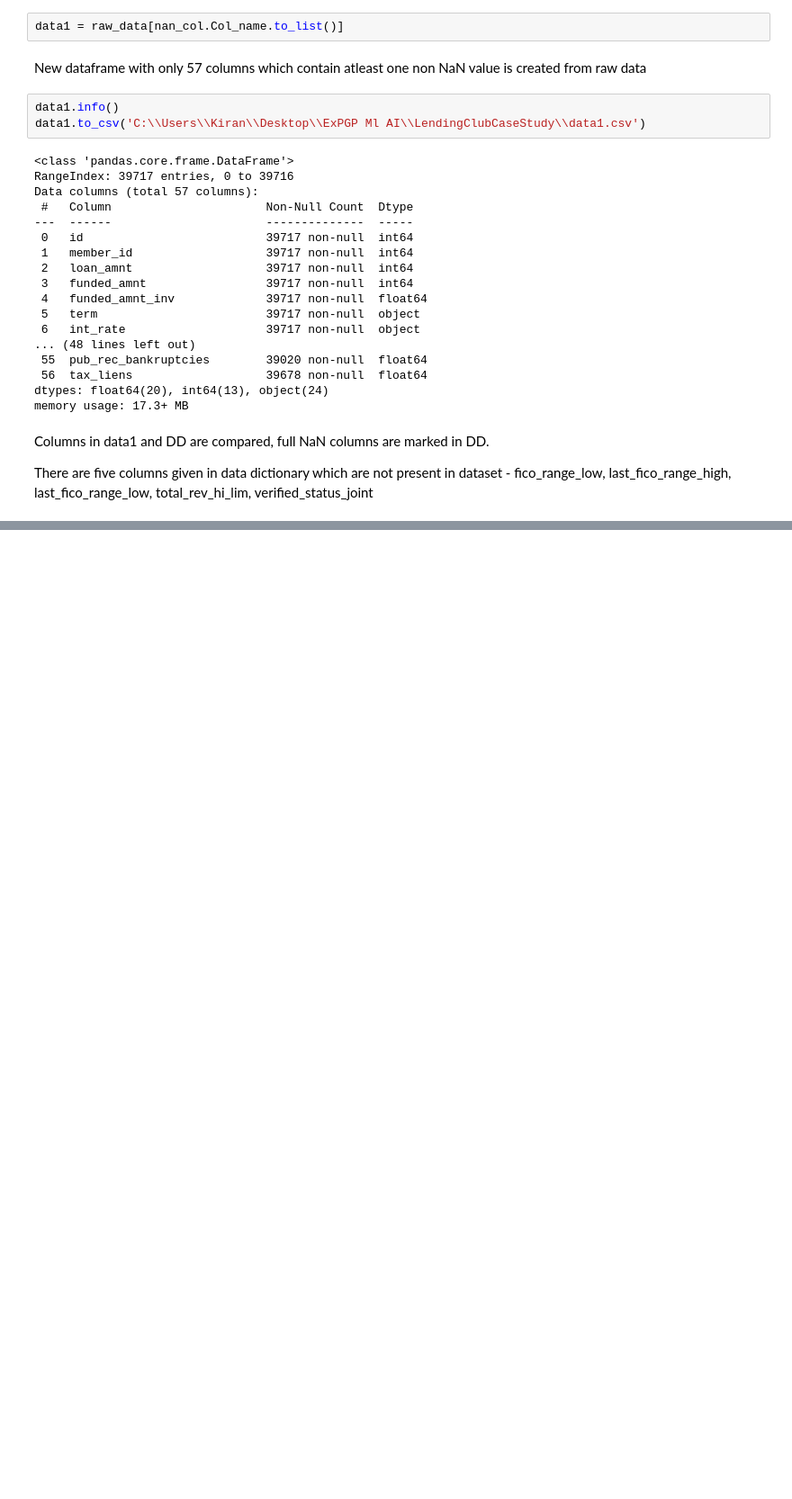
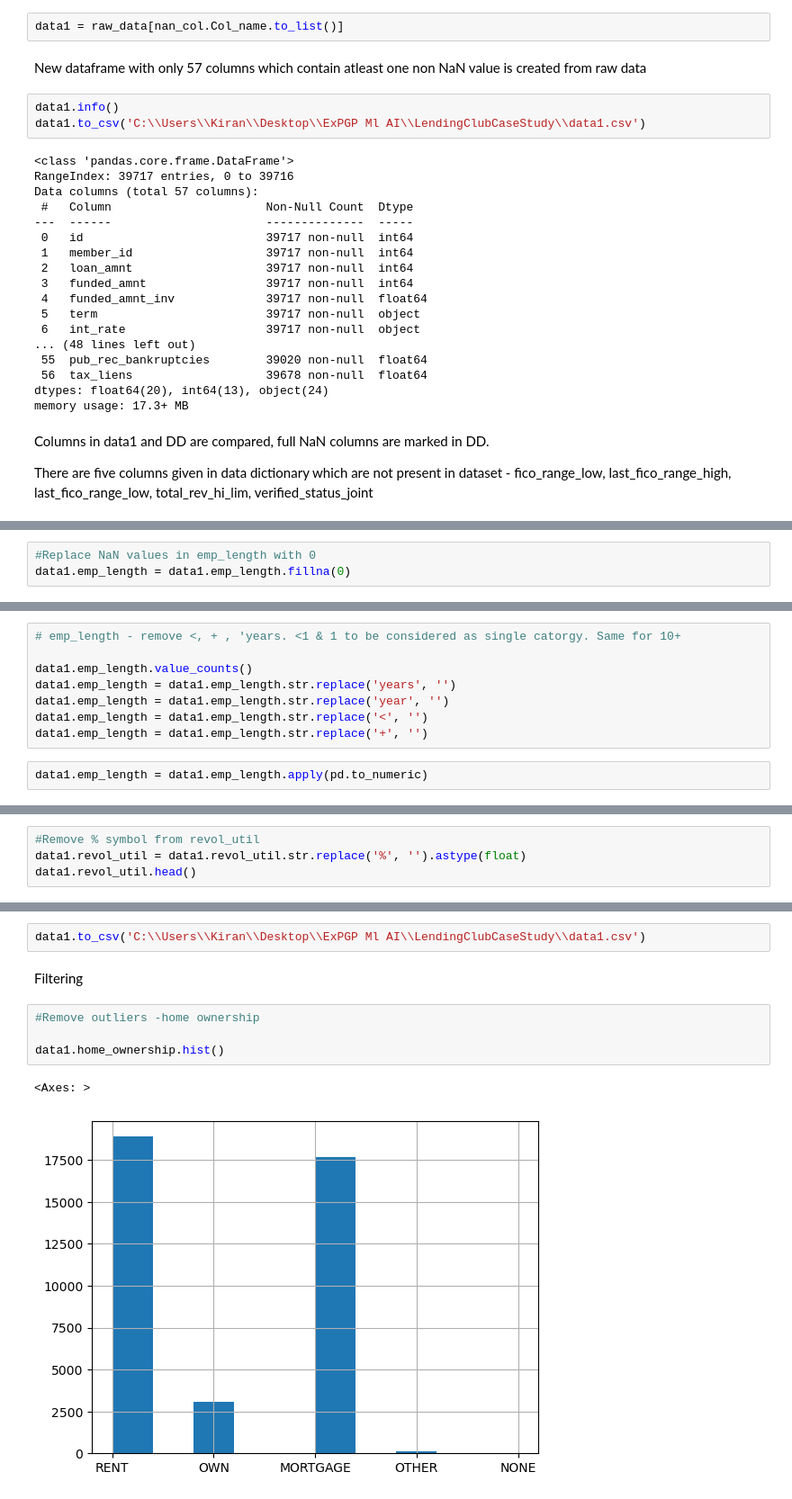
Before and after one commit to kiranp37/LendingClubCaseStudy, a Jupyter notebook: LendingClubCaseStudy.ipynb, the cells around one changed output, grey strips where cells are left out. Shown: that part at 90% size. Cells and saved outputs as stored; diff of their text form; blank space fills up the shorter version.

Commit message:
data cleansing and univariate analysis on 3rd Sept 23

```diff
--- a/LendingClubCaseStudy.ipynb
+++ b/LendingClubCaseStudy.ipynb
@@ -120,0 +219,3 @@ There are five columns given in data dictionary which are not present in dataset
+# %%
+#Replace NaN values in emp_length with 0
+data1.emp_length = data1.emp_length.fillna(0)
@@ -120,0 +226,10 @@ There are five columns given in data dictionary which are not present in dataset
+# %%
+# emp_length - remove <, + , 'years. <1 & 1 to be considered as single catorgy. Same for 10+
+
+data1.emp_length.value_counts()
+data1.emp_length = data1.emp_length.str.replace('years', '')
+data1.emp_length = data1.emp_length.str.replace('year', '')
+data1.emp_length = data1.emp_length.str.replace('<', '')
+data1.emp_length = data1.emp_length.str.replace('+', '')
+# %%
+data1.emp_length = data1.emp_length.apply(pd.to_numeric)
@@ -120,0 +248,4 @@ There are five columns given in data dictionary which are not present in dataset
+# %%
+#Remove % symbol from revol_util
+data1.revol_util = data1.revol_util.str.replace('%', '').astype(float)
+data1.revol_util.head()
@@ -120,0 +279,11 @@ There are five columns given in data dictionary which are not present in dataset
+# %%
+data1.to_csv('C:\\Users\\Kiran\\Desktop\\ExPGP Ml AI\\LendingClubCaseStudy\\data1.csv')
+# %% [markdown]
+Filtering
+# %%
+#Remove outliers -home ownership
+
+data1.home_ownership.hist()
+# %% [output]
+<Axes: >
+[figure, added]
```
Also changed, not shown: parts of 41 cells of this notebook, 1 other file.
